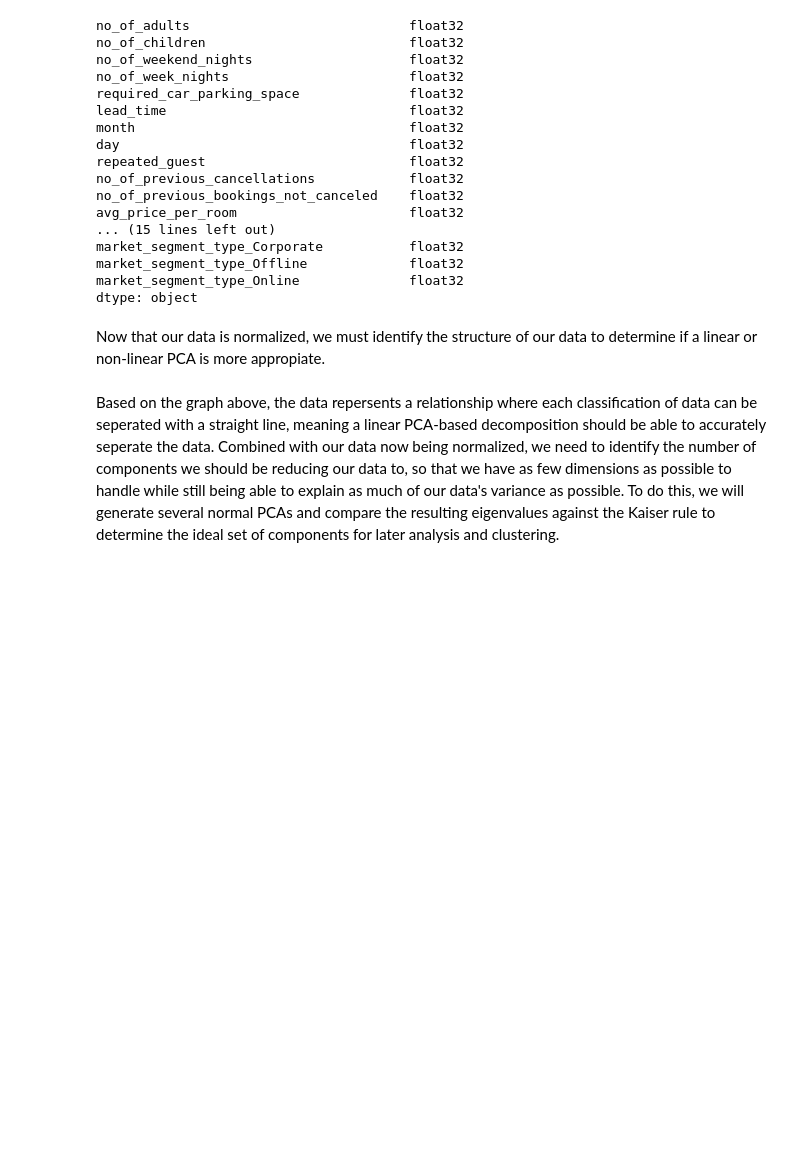
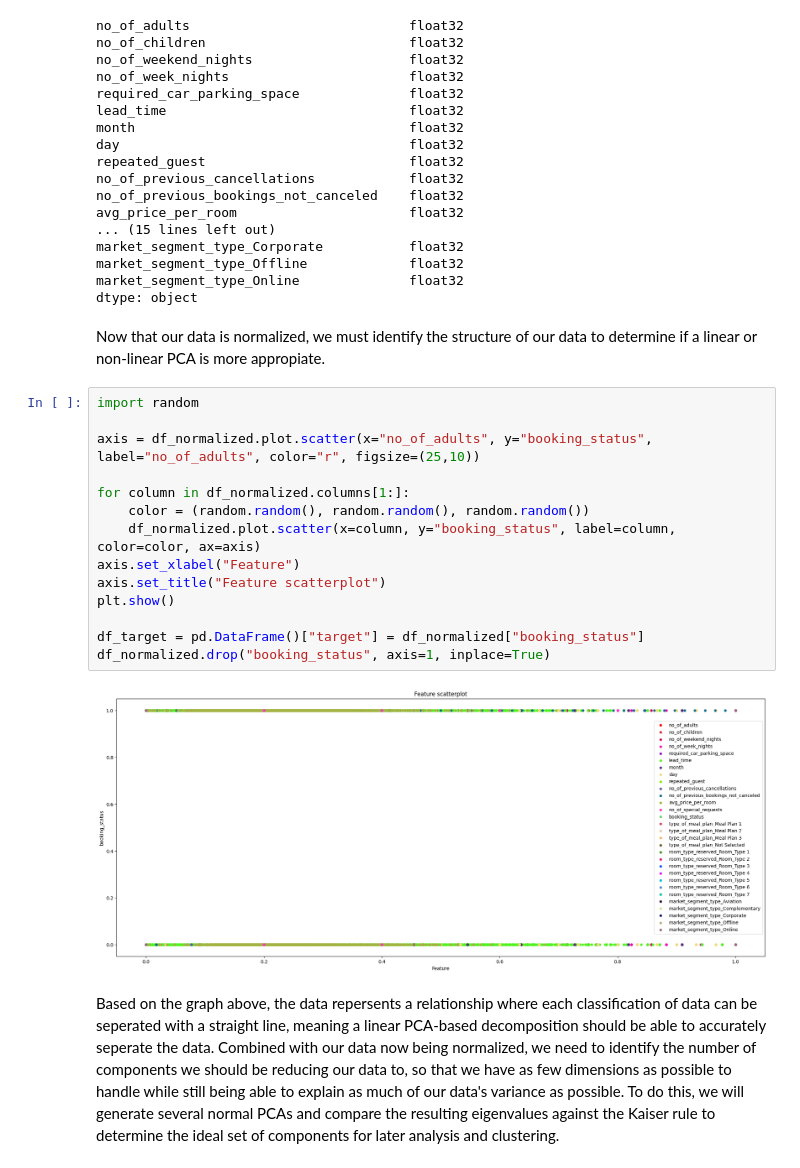
Before and after one commit to cwali09/ML-Lab-1, a Jupyter notebook: main.ipynb, the cells around one changed output. Saved outputs shown, nothing was run; the diff lists cells and outputs as text; blank space fills up the shorter version.

Commit message:
Add linearity deduction & scatterplot

```diff
--- a/main.ipynb
+++ b/main.ipynb
@@ -290,6 +290,22 @@ market_segment_type_Online              float32
 dtype: object
 # %% [markdown]
 Now that our data is normalized, we must identify the structure of our data to determine if a linear or non-linear PCA is more appropiate.
+# %%
+import random
+
+axis = df_normalized.plot.scatter(x="no_of_adults", y="booking_status", label="no_of_adults", color="r", figsize=(25,10))
+
+for column in df_normalized.columns[1:]:
+    color = (random.random(), random.random(), random.random())
+    df_normalized.plot.scatter(x=column, y="booking_status", label=column, color=color, ax=axis)
+axis.set_xlabel("Feature")
+axis.set_title("Feature scatterplot")
+plt.show()
+
+df_target = pd.DataFrame()["target"] = df_normalized["booking_status"]
+df_normalized.drop("booking_status", axis=1, inplace=True)
+# %% [output]
+[figure, added]
 # %% [markdown]
 Based on the graph above, the data repersents a relationship where each classification of data can be seperated with a straight line, meaning a linear PCA-based decomposition should be able to accurately seperate the data. Combined with our data now being normalized, we need to identify the number of components we should be reducing our data to, so that we have as few dimensions as possible to handle while still being able to explain as much of our data's variance as possible. To do this, we will generate several normal PCAs and compare the resulting eigenvalues against the Kaiser rule to determine the ideal set of components for later analysis and clustering.
 # %%
```
